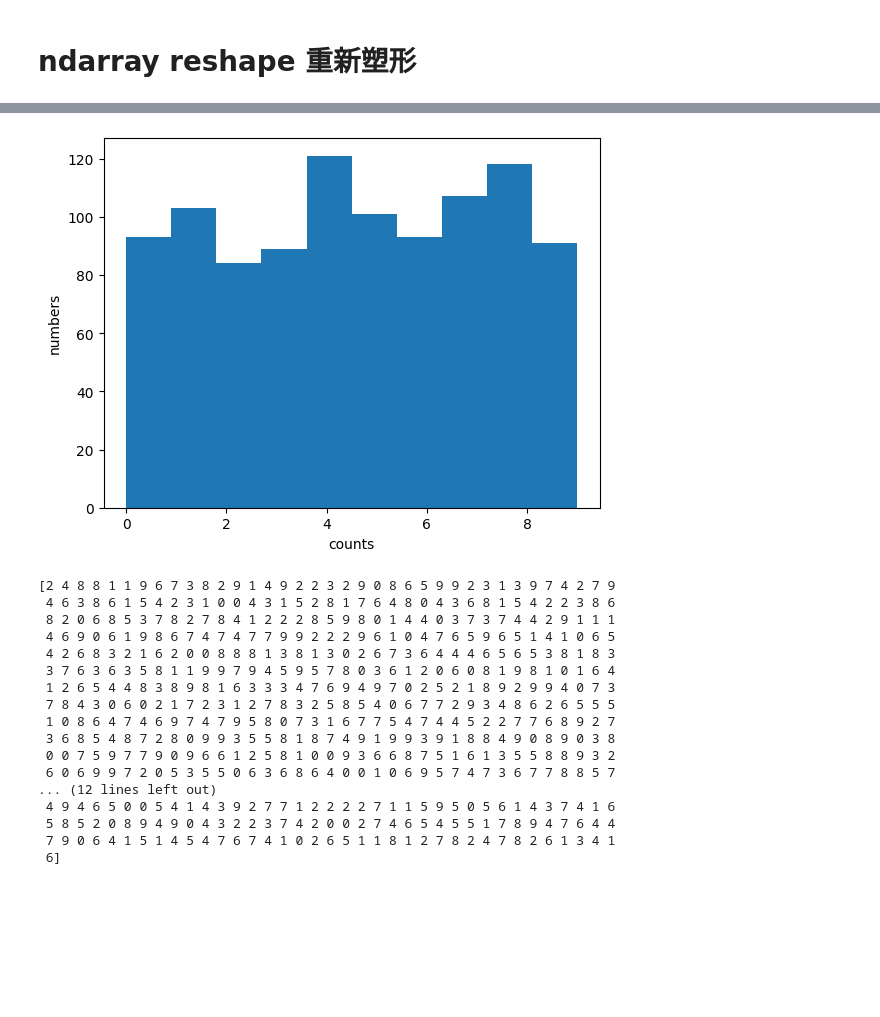
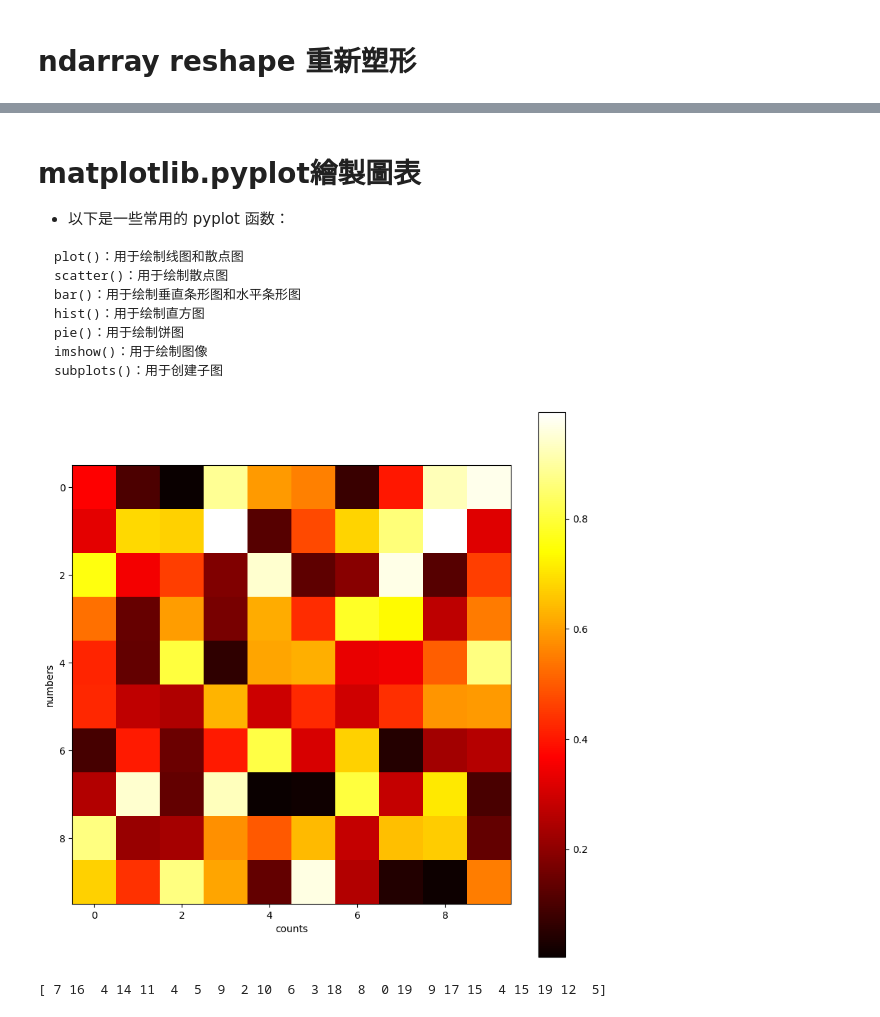
Before and after one commit to mccoy0928/pandas_dataframe, a Jupyter notebook: 20230801_numpy.ipynb, the cells around one changed output, grey strips where cells are left out. Saved outputs shown, nothing was run; the diff lists cells and outputs as text; code cells hidden in the pictures; blank space fills up the shorter version.

````diff
--- a/20230801_numpy.ipynb
+++ b/20230801_numpy.ipynb
@@ -50,29 +67,34 @@ print(b,b.shape)
+# %% [markdown]
+# matplotlib.pyplot繪製圖表
+
+* 以下是一些常用的 pyplot 函数：
+```
+plot()：用于绘制线图和散点图
+scatter()：用于绘制散点图
+bar()：用于绘制垂直条形图和水平条形图
+hist()：用于绘制直方图
+pie()：用于绘制饼图
+imshow()：用于绘制图像
+subplots()：用于创建子图
+```
 # %%
 import matplotlib.pyplot as plt
 # %%
-x = np.random.randint(0, 10, size=1000)
+x = np.random.randint(0, 20, size=24)
 # plt.plot(a)
-plt.hist(x)
+# plt.hist(x)
+# plt.scatter(x, a)
+# plt.bar(x, a)
+# plt.pie(x)
+# c = x.reshape(3, 8)
+c = np.random.rand(10, 10)
+plt.figure(figsize=(10,10))
+plt.imshow(c, cmap='hot') # 須為2D數據
+plt.colorbar()
 plt.xlabel('counts')
 plt.ylabel('numbers')
 plt.show()
 print(x)
 # %% [output]
-[figure, old version]
+[figure, new version]
-[2 4 8 8 1 1 9 6 7 3 8 2 9 1 4 9 2 2 3 2 9 0 8 6 5 9 9 2 3 1 3 9 7 4 2 7 9
- 4 6 3 8 6 1 5 4 2 3 1 0 0 4 3 1 5 2 8 1 7 6 4 8 0 4 3 6 8 1 5 4 2 2 3 8 6
- 8 2 0 6 8 5 3 7 8 2 7 8 4 1 2 2 2 8 5 9 8 0 1 4 4 0 3 7 3 7 4 4 2 9 1 1 1
- 4 6 9 0 6 1 9 8 6 7 4 7 4 7 7 9 9 2 2 2 9 6 1 0 4 7 6 5 9 6 5 1 4 1 0 6 5
- 4 2 6 8 3 2 1 6 2 0 0 8 8 8 1 3 8 1 3 0 2 6 7 3 6 4 4 4 6 5 6 5 3 8 1 8 3
- 3 7 6 3 6 3 5 8 1 1 9 9 7 9 4 5 9 5 7 8 0 3 6 1 2 0 6 0 8 1 9 8 1 0 1 6 4
- 1 2 6 5 4 4 8 3 8 9 8 1 6 3 3 3 4 7 6 9 4 9 7 0 2 5 2 1 8 9 2 9 9 4 0 7 3
- 7 8 4 3 0 6 0 2 1 7 2 3 1 2 7 8 3 2 5 8 5 4 0 6 7 7 2 9 3 4 8 6 2 6 5 5 5
- 1 0 8 6 4 7 4 6 9 7 4 7 9 5 8 0 7 3 1 6 7 7 5 4 7 4 4 5 2 2 7 7 6 8 9 2 7
- 3 6 8 5 4 8 7 2 8 0 9 9 3 5 5 8 1 8 7 4 9 1 9 9 3 9 1 8 8 4 9 0 8 9 0 3 8
- 0 0 7 5 9 7 7 9 0 9 6 6 1 2 5 8 1 0 0 9 3 6 6 8 7 5 1 6 1 3 5 5 8 8 9 3 2
- 6 0 6 9 9 7 2 0 5 3 5 5 0 6 3 6 8 6 4 0 0 1 0 6 9 5 7 4 7 3 6 7 7 8 8 5 7
-... (12 lines left out)
- 4 9 4 6 5 0 0 5 4 1 4 3 9 2 7 7 1 2 2 2 2 7 1 1 5 9 5 0 5 6 1 4 3 7 4 1 6
- 5 8 5 2 0 8 9 4 9 0 4 3 2 2 3 7 4 2 0 0 2 7 4 6 5 4 5 5 1 7 8 9 4 7 6 4 4
- 7 9 0 6 4 1 5 1 4 5 4 7 6 7 4 1 0 2 6 5 1 1 8 1 2 7 8 2 4 7 8 2 6 1 3 4 1
- 6]
+[ 7 16  4 14 11  4  5  9  2 10  6  3 18  8  0 19  9 17 15  4 15 19 12  5]
````
Also changed, not shown: parts of 13 cells of this notebook.
